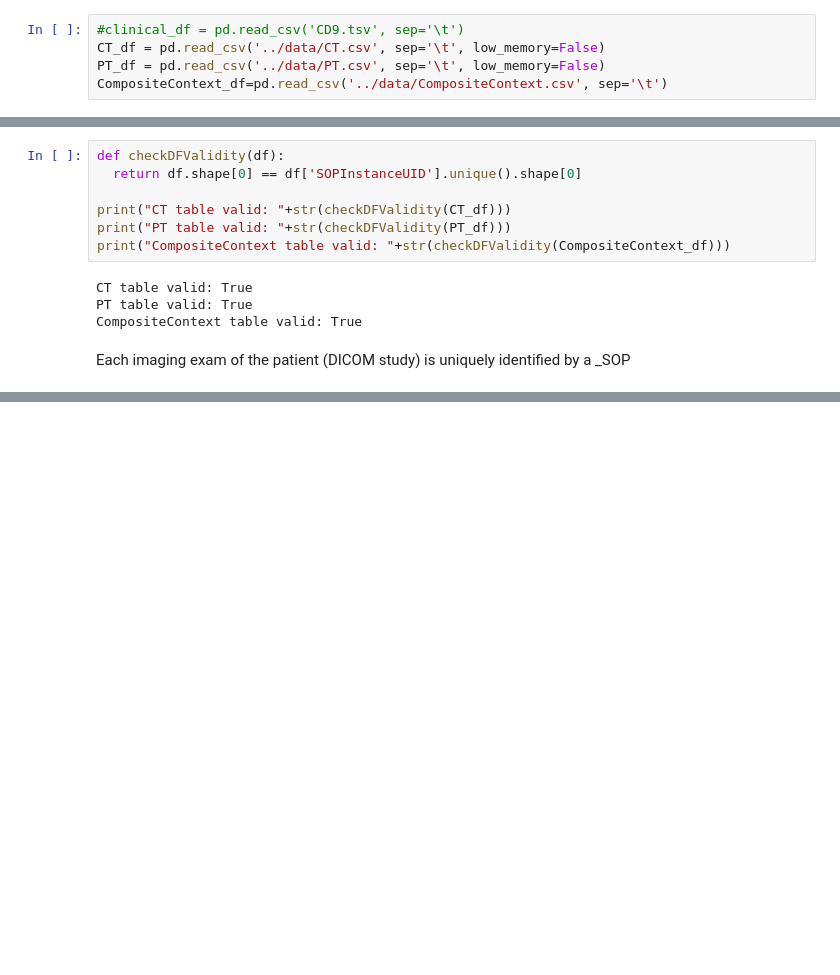
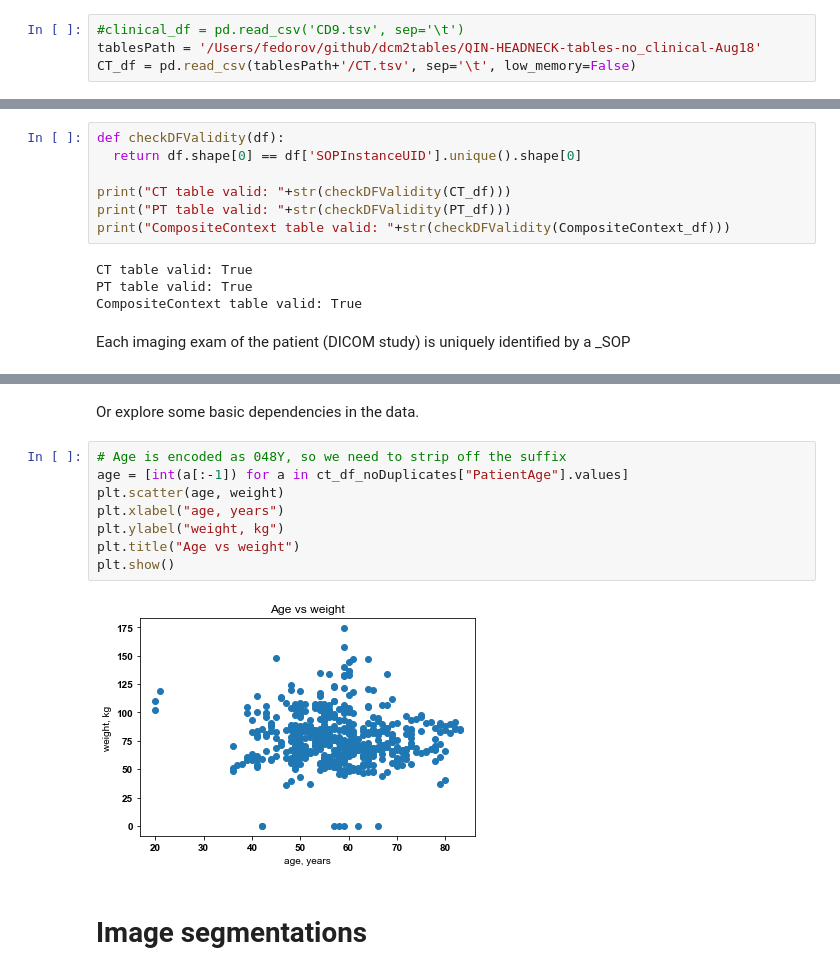
Before and after one commit to fedorov/dicom4miccai-handson-scratch, a Jupyter notebook: notebooks/hello.ipynb, the cells around one changed output, grey strips where cells are left out. Saved outputs shown, nothing was run; the diff lists cells and outputs as text; blank space fills up the shorter version.

```diff
--- a/notebooks/hello.ipynb
+++ b/notebooks/hello.ipynb
@@ -39,6 +50,5 @@ First let's load three of the tables provided in the dataset. Note that all of t
 * **PT.csv** contains attributes for the DICOM PT modality (Positron Emitted Tomography, or PET)
 # %%
 #clinical_df = pd.read_csv('CD9.tsv', sep='\t')
-CT_df = pd.read_csv('../data/CT.csv', sep='\t', low_memory=False)
-PT_df = pd.read_csv('../data/PT.csv', sep='\t', low_memory=False)
-CompositeContext_df=pd.read_csv('../data/CompositeContext.csv', sep='\t')
+tablesPath = '/Users/fedorov/github/dcm2tables/QIN-HEADNECK-tables-no_clinical-Aug18'
+CT_df = pd.read_csv(tablesPath+'/CT.tsv', sep='\t', low_memory=False)
@@ -167,0 +305,14 @@ TypeError: ufunc 'isnan' not supported for the input types, and the inputs could
+# %% [markdown]
+Or explore some basic dependencies in the data.
+# %%
+# Age is encoded as 048Y, so we need to strip off the suffix
+age = [int(a[:-1]) for a in ct_df_noDuplicates["PatientAge"].values]
+plt.scatter(age, weight)
+plt.xlabel("age, years")
+plt.ylabel("weight, kg")
+plt.title("Age vs weight")
+plt.show()
+# %% [output]
+[figure, added]
+# %% [markdown]
+# Image segmentations
```
Also changed, not shown: parts of 84 cells of this notebook.
